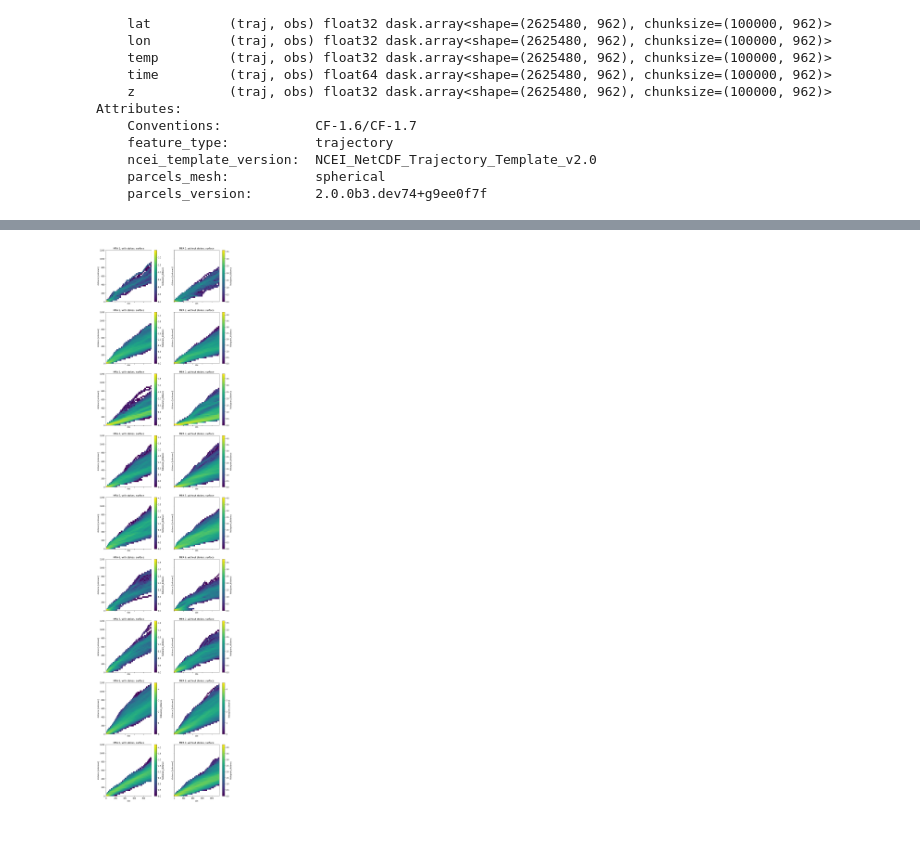
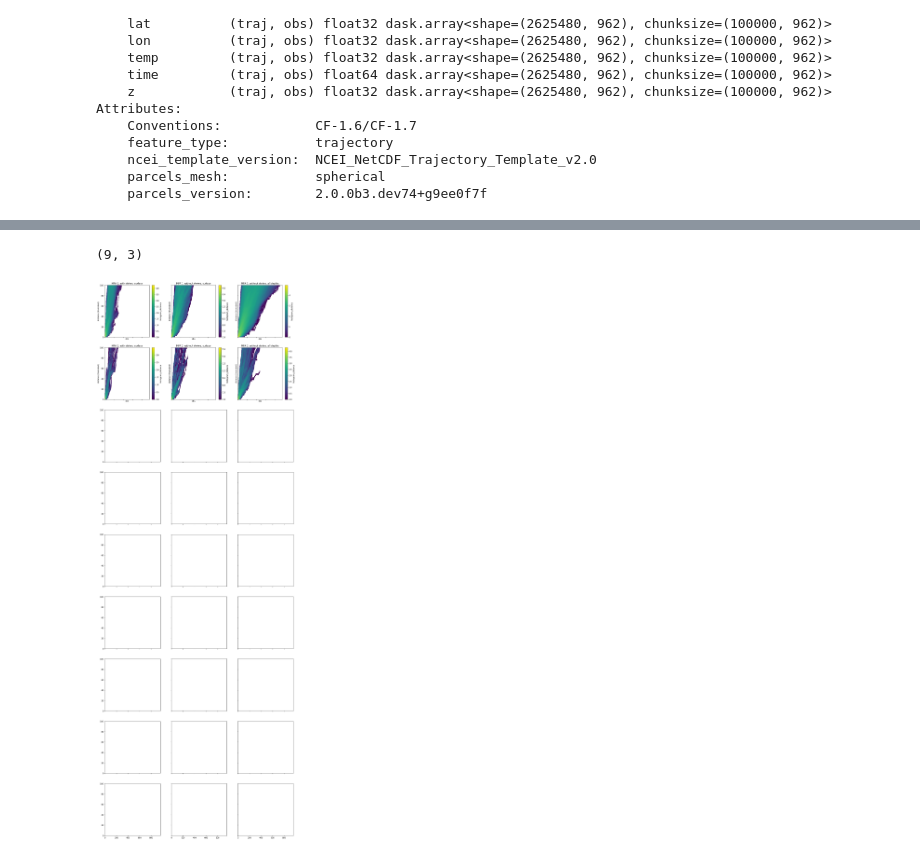
Before and after one commit to willirath/medseaconnectivity, a Jupyter notebook: Histograms_Stokes_vs_NoStokes.ipynb, the cells around one changed output, grey strips where cells are left out. Cells and saved outputs as stored; diff of their text form; code cells hidden in the pictures; blank space fills up the shorter version.

```diff
--- a/Histograms_Stokes_vs_NoStokes.ipynb
+++ b/Histograms_Stokes_vs_NoStokes.ipynb
@@ -165,0 +168,4 @@ data
+# %%
+data_ns = wrap_in_dataframe(
+    ds_nostokes, stokes=False, num_levels=None, num_mpas=9
+)
@@ -166,3 +174,5 @@ data
+# %%
+data = data.append(data_ns, ignore_index=True)
 # %%
 def get_thinned_data(ds, percent=50, seed=None):
     """Return dataset thinned to a percentage by randomly picking trajectories."""
@@ -257,22 +305,50 @@ for MPA in range(9):
+# %%
+fig, ax = plt.subplots(3, 3, sharex=False, sharey=False, figsize=(15, 15))
+ax = ax.flatten()
+
+for MPA in range(1, 10):
+    (data.loc[False, MPA, 0]["thinned_data_005_percent"].distance.isnull().mean("traj") * 100).compute().plot(ax=ax[MPA-1], label="without stokes");
+    (data.loc[True, MPA, 0]["thinned_data_005_percent"].distance.isnull().mean("traj") * 100).compute().plot(ax=ax[MPA-1], label="with stokes");
+
+    ax[MPA-1].set_title(f"MPA {MPA}")
+    ax[MPA-1].set_xlabel("time / hours")
+    ax[MPA-1].set_ylabel("percent beached so far")
+    ax[MPA-1].legend(loc=0, ncol=2);
 # %%
-fig, ax = plt.subplots(9, 2, sharex=True, sharey=True, figsize=(12, 54))
+fig, ax = plt.subplots(9, 3, sharex=True, sharey=True, figsize=(18, 54))
+print(ax.shape)
 
-for MPA in range(9):
+for MPA in range(1, 3):
 
     xr.ufuncs.log10(
         xhist(
-            data.loc[True, MPA + 1, 0]["thinned_data_005_percent"].distance.persist(retries=40),
-            bins=[np.linspace(0, 1200, 41), ],
+            data.loc[True, MPA, 0]["thinned_data_005_percent"].distance.persist(retries=40),
+            bins=[np.linspace(0, 100, 41), ],
             dim=["traj", ]).compute(retries=40)
     ).plot(ax=ax[MPA-1, 0], x="obs", y="distance_bin")
+
     ax[MPA-1, 0].set_title(f"MPA {MPA}, with stokes, surface")
+    ax[MPA-1, 0].set_ylabel("distance (truncated)")
 
     xr.ufuncs.log10(
         xhist(
-            data.loc[False, MPA + 1, 0]["thinned_data_005_percent"].distance.persist(retries=40),
-            bins=[np.linspace(0, 1200, 41), ],
+            data.loc[False, MPA, 0]["thinned_data_005_percent"].distance.persist(retries=40),
+            bins=[np.linspace(0, 100, 41), ],
             dim=["traj", ]).compute(retries=40)
     ).plot(ax=ax[MPA-1, 1], x="obs", y="distance_bin")
+
     ax[MPA-1, 1].set_title(f"MPA {MPA}, without stokes, surface")
+    ax[MPA-1, 1].set_ylabel("distance (truncated)")
+
+    xr.ufuncs.log10(
+        xhist(
+            data.loc[False, MPA, -1]["thinned_data_005_percent"].distance.persist(retries=40),
+            bins=[np.linspace(0, 100, 41), ],
+            dim=["traj", ]).compute(retries=40)
+    ).plot(ax=ax[MPA-1, 2], x="obs", y="distance_bin")
+
+    ax[MPA-1, 2].set_title(f"MPA {MPA}, without stokes, all depths")
+    ax[MPA-1, 2].set_ylabel("distance (truncated)")
 # %% [output]
+(9, 3)
-[figure, old version]
+[figure, new version]
```
Also changed, not shown: parts of 12 cells of this notebook.
